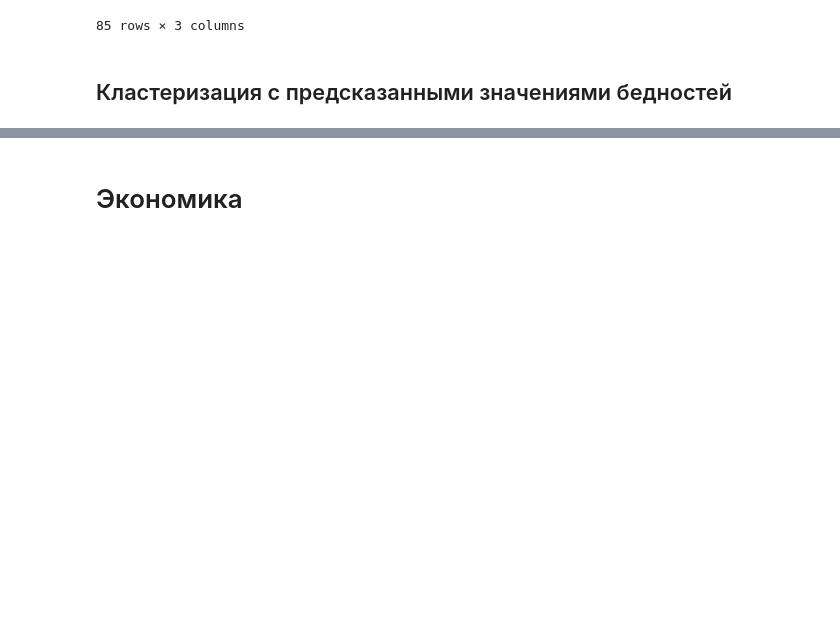
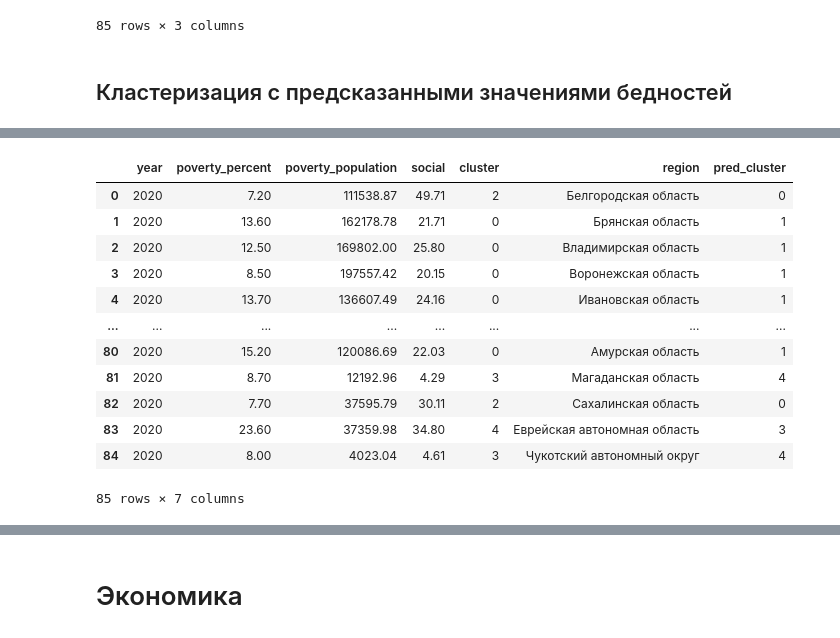
Before and after one commit to vs-pavlov/Identification_of_vulnerable_populations_-SF_final_project-, a Jupyter notebook: final.ipynb, the cells around one changed output, grey strips where cells are left out. Cells and saved outputs as stored; diff of their text form; code cells hidden in the pictures; blank space fills up the shorter version.

```diff
--- a/final.ipynb
+++ b/final.ipynb
@@ -1073,0 +995,16 @@ px.scatter(cluster_res, x = 'poverty_population', y='poverty_percent', color='pr
+# %%
+cluster_res
+# %% [output]
+|  | year | poverty_percent | poverty_population | social | cluster | region | pred_cluster |
+| 0 | 2020 | 7.20 | 111538.87 | 49.71 | 2 | Белгородская область | 0 |
+| 1 | 2020 | 13.60 | 162178.78 | 21.71 | 0 | Брянская область | 1 |
+| 2 | 2020 | 12.50 | 169802.00 | 25.80 | 0 | Владимирская область | 1 |
+| 3 | 2020 | 8.50 | 197557.42 | 20.15 | 0 | Воронежская область | 1 |
+| 4 | 2020 | 13.70 | 136607.49 | 24.16 | 0 | Ивановская область | 1 |
+| ... | ... | ... | ... | ... | ... | ... | ... |
+| 80 | 2020 | 15.20 | 120086.69 | 22.03 | 0 | Амурская область | 1 |
+| 81 | 2020 | 8.70 | 12192.96 | 4.29 | 3 | Магаданская область | 4 |
+| 82 | 2020 | 7.70 | 37595.79 | 30.11 | 2 | Сахалинская область | 0 |
+| 83 | 2020 | 23.60 | 37359.98 | 34.80 | 4 | Еврейская автономная область | 3 |
+| 84 | 2020 | 8.00 | 4023.04 | 4.61 | 3 | Чукотский автономный округ | 4 |
+85 rows × 7 columns
```
Also changed, not shown: parts of 72 cells of this notebook, 11 other files.
